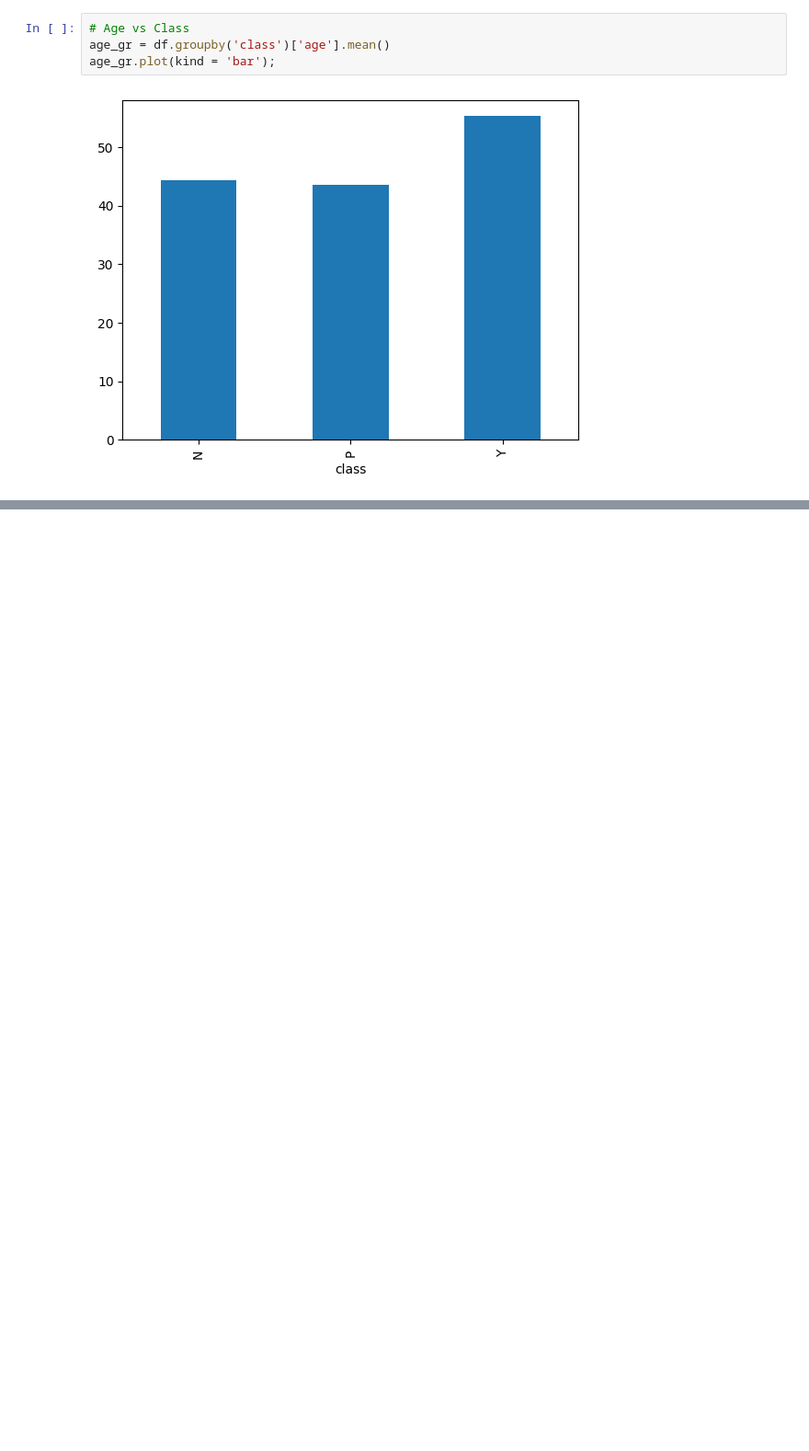
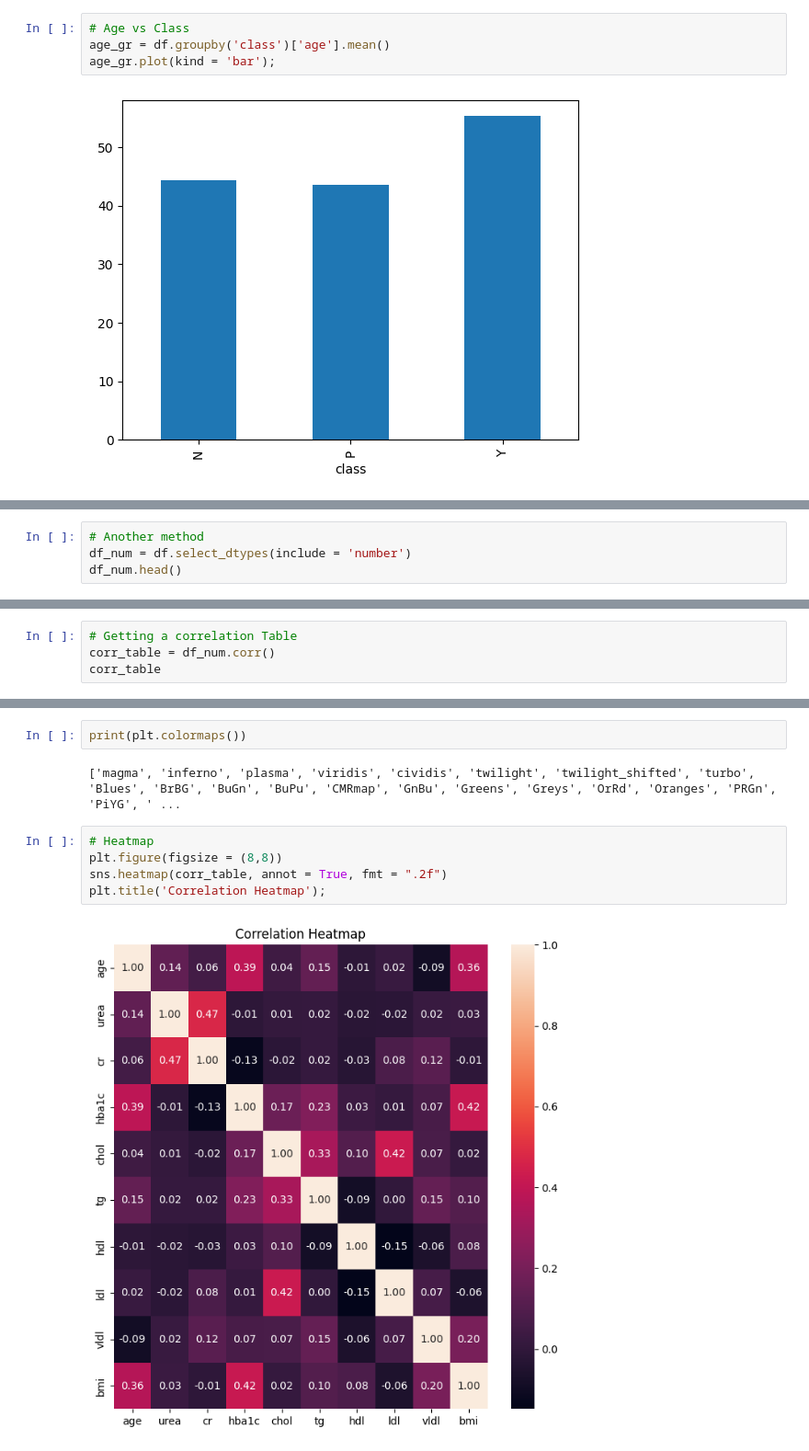
Before and after one commit to M-Nesphory/Moringa_Exercises, a Jupyter notebook: Instructor/Exploratory_Data_Analysis.ipynb, the cells around one changed output, grey strips where cells are left out. Shown at 92% size. Saved outputs shown, nothing was run; the diff lists cells and outputs as text; blank space fills up the shorter version.

```diff
--- a/Instructor/Exploratory_Data_Analysis.ipynb
+++ b/Instructor/Exploratory_Data_Analysis.ipynb
@@ -120,0 +137,4 @@ sns.barplot(y = 'age', hue ='class', data = df);
+# %%
+# Another method
+df_num = df.select_dtypes(include = 'number')
+df_num.head()
@@ -120,0 +156,4 @@ sns.barplot(y = 'age', hue ='class', data = df);
+# %%
+# Getting a correlation Table
+corr_table = df_num.corr()
+corr_table
@@ -120,0 +172,11 @@ sns.barplot(y = 'age', hue ='class', data = df);
+# %%
+print(plt.colormaps())
+# %% [output]
+['magma', 'inferno', 'plasma', 'viridis', 'cividis', 'twilight', 'twilight_shifted', 'turbo', 'Blues', 'BrBG', 'BuGn', 'BuPu', 'CMRmap', 'GnBu', 'Greens', 'Greys', 'OrRd', 'Oranges', 'PRGn', 'PiYG', ' ...
+# %%
+# Heatmap
+plt.figure(figsize = (8,8))
+sns.heatmap(corr_table, annot = True, fmt = ".2f")
+plt.title('Correlation Heatmap');
+# %% [output]
+[figure, added]
```
Also changed, not shown: parts of 12 cells of this notebook, 2 other files.
